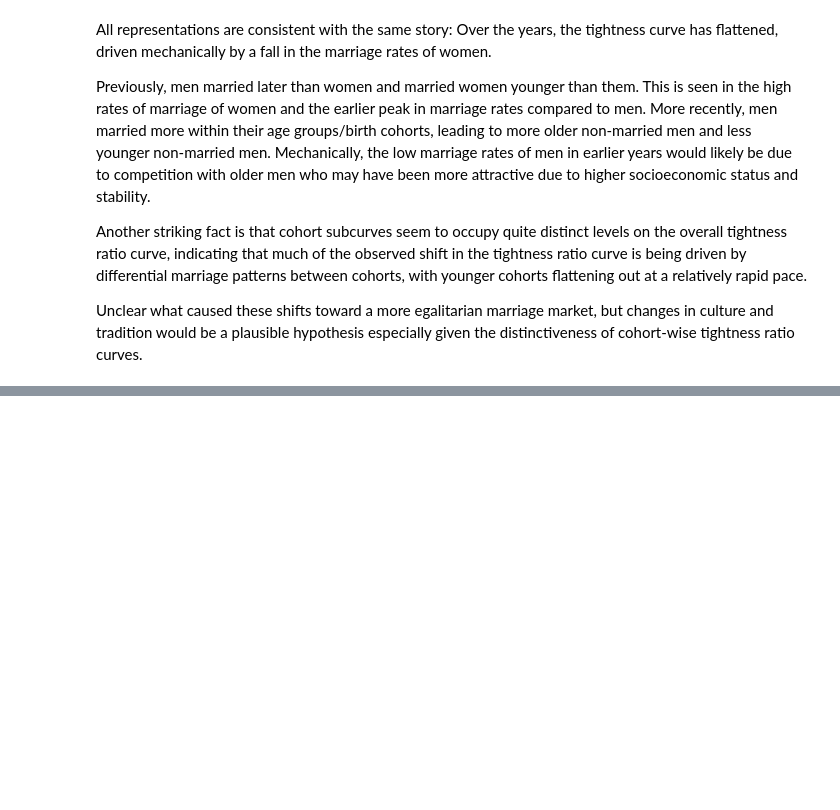
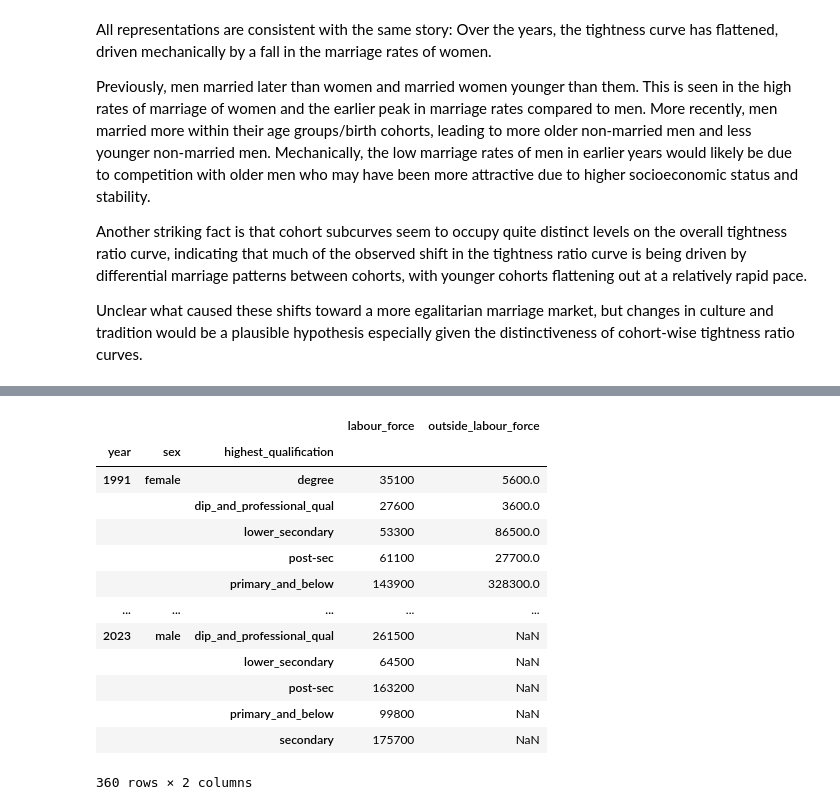
Before and after one commit to YC-Goh/YC-Goh.github.io, a Jupyter notebook: projects/sg-public-data/src/_1_marriage_patterns.ipynb, the cells around one changed output, grey strips where cells are left out. Saved outputs shown, nothing was run; the diff lists cells and outputs as text; code cells hidden in the pictures; blank space fills up the shorter version.

```diff
--- a/projects/sg-public-data/src/_1_marriage_patterns.ipynb
+++ b/projects/sg-public-data/src/_1_marriage_patterns.ipynb
@@ -481,0 +600,5 @@ datasets.search([r'(?i:\bmarital|\bsingle|\bmarried|\bannual)', r'(?i:\bsex|\bge
+# %%
+df_educ_pop = datasets.retrieve_dataset('d_5c9daba67bf9ece8904ff0a64d150141')
+df_educ_pop = df_educ_pop.drop(columns=['_id'])
+df_educ_pop = df_educ_pop.set_index(keys=['year', 'sex', 'highest_qualification'])
+df_educ_pop
@@ -481,0 +620,20 @@ datasets.search([r'(?i:\bmarital|\bsingle|\bmarried|\bannual)', r'(?i:\bsex|\bge
+# %%
+df_educ_olf = datasets.retrieve_dataset('d_7d58c0b6cfc685a86534d1d07231f281')
+df_educ_olf = df_educ_olf.drop(columns=['_id', 'age'])
+df_educ_olf = df_educ_olf.groupby(by=['year', 'sex', 'highest_qualification'])[['outside_labour_force']].sum()
+df_educ_pop.join(other=df_educ_olf, how='outer')
+# %% [output]
+|  |  |  | labour_force | outside_labour_force |
+| year | sex | highest_qualification |  |  |
+| 1991 | female | degree | 35100 | 5600.0 |
+|  |  | dip_and_professional_qual | 27600 | 3600.0 |
+|  |  | lower_secondary | 53300 | 86500.0 |
+|  |  | post-sec | 61100 | 27700.0 |
+|  |  | primary_and_below | 143900 | 328300.0 |
+| ... | ... | ... | ... | ... |
+| 2023 | male | dip_and_professional_qual | 261500 | NaN |
+|  |  | lower_secondary | 64500 | NaN |
+|  |  | post-sec | 163200 | NaN |
+|  |  | primary_and_below | 99800 | NaN |
+|  |  | secondary | 175700 | NaN |
+360 rows × 2 columns
```
Also changed, not shown: parts of 9 cells of this notebook, 1 other file.
